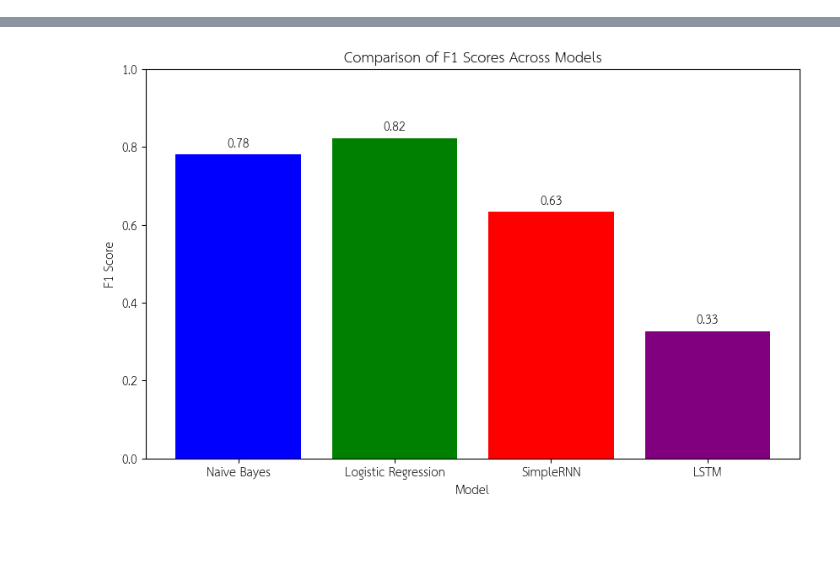
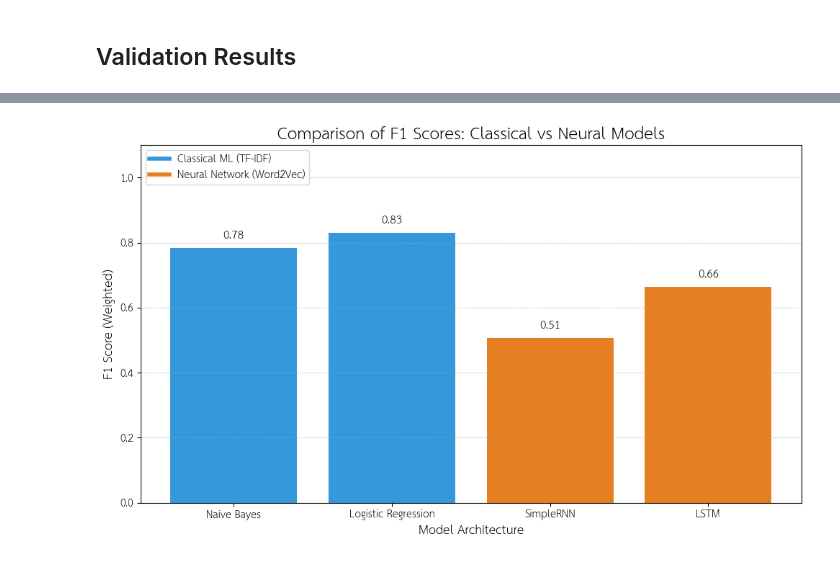
Before and after one commit to lemasc/nlp-news-thai, a Jupyter notebook: 03-classification/compare_f1.ipynb, the cells around one changed output, grey strips where cells are left out. Drawn from its saved outputs; the diff is of its cells as text; code cells hidden in the pictures; blank space fills up the shorter version.

```diff
--- a/03-classification/compare_f1.ipynb
+++ b/03-classification/compare_f1.ipynb
@@ -316,0 +296,18 @@ Epoch 10/20
+# %%
+checkpoint_lstm = ModelCheckpoint(
+    "best_lstm.keras",
+    monitor="loss",
+    save_best_only=True,
+)
+early_stop_lstm = EarlyStopping(
+    monitor="loss",
+    patience=3,
+    restore_best_weights=True
+)
+
+history_lstm = lstm_model.fit(
+    X_train_pad, y_train_enc,
+    epochs=20,
+    batch_size=32,
+    callbacks=[checkpoint_lstm, early_stop_lstm]
+)
@@ -325,7 +332,10 @@ Requirement already satisfied: threadpoolctl>=3.1.0 in /usr/local/lib/python3.12
+# %% [markdown]
+## Validation Results
 # %%
 from sklearn.metrics import f1_score
 import matplotlib.pyplot as plt
 import numpy as np
+from matplotlib.lines import Line2D
 
 # Evaluate Naive Bayes model
 f1_nb = f1_score(y_test_enc, le.transform(y_pred_nb), average='weighted')
@@ -345,14 +355,29 @@ f1_lstm = f1_score(y_test_enc, y_pred_lstm, average='weighted')
 
 models = ['Naive Bayes', 'Logistic Regression', 'SimpleRNN', 'LSTM']
 f1_scores = [f1_nb, f1_lr, f1_rnn, f1_lstm]
+colors = ['#3498db', '#3498db', '#e67e22', '#e67e22']
 
 plt.figure(figsize=(10, 6))
-plt.bar(models, f1_scores, color=['blue', 'green', 'red', 'purple'])
-plt.xlabel('Model')
-plt.ylabel('F1 Score')
-plt.title('Comparison of F1 Scores Across Models')
-plt.ylim(0, 1) # F1 score is between 0 and 1
-for i, score in enumerate(f1_scores):
-    plt.text(i, score + 0.02, f'{score:.2f}', ha='center')
+bars = plt.bar(models, f1_scores, color=colors)
+
+plt.xlabel('Model Architecture', fontsize=12)
+plt.ylabel('F1 Score (Weighted)', fontsize=12)
+plt.title('Comparison of F1 Scores: Classical vs Neural Models', fontsize=16, fontweight='bold')
+plt.ylim(0, 1.1) # เผื่อพื้นที่ด้านบนสำหรับแสดงตัวเลข
+
+for bar in bars:
+    yval = bar.get_height()
+    plt.text(bar.get_x() + bar.get_width()/2, yval + 0.02, f'{yval:.2f}',
+             ha='center', va='bottom', fontweight='bold', fontsize=11)
+
+# เพิ่มคำอธิบายกลุ่ม (Legend)
+legend_elements = [
+    Line2D([0], [0], color='#3498db', lw=4, label='Classical ML (TF-IDF)'),
+    Line2D([0], [0], color='#e67e22', lw=4, label='Neural Network (Word2Vec)')
+]
+plt.legend(handles=legend_elements, loc='upper left')
+
+plt.grid(axis='y', linestyle='--', alpha=0.5)
+plt.tight_layout()
 plt.show()
 # %% [output]
@@ -361 +386 @@ plt.show()
-[figure, old version]
+[figure, new version]
```
Also changed, not shown: parts of 15 cells of this notebook, 2 other files.
